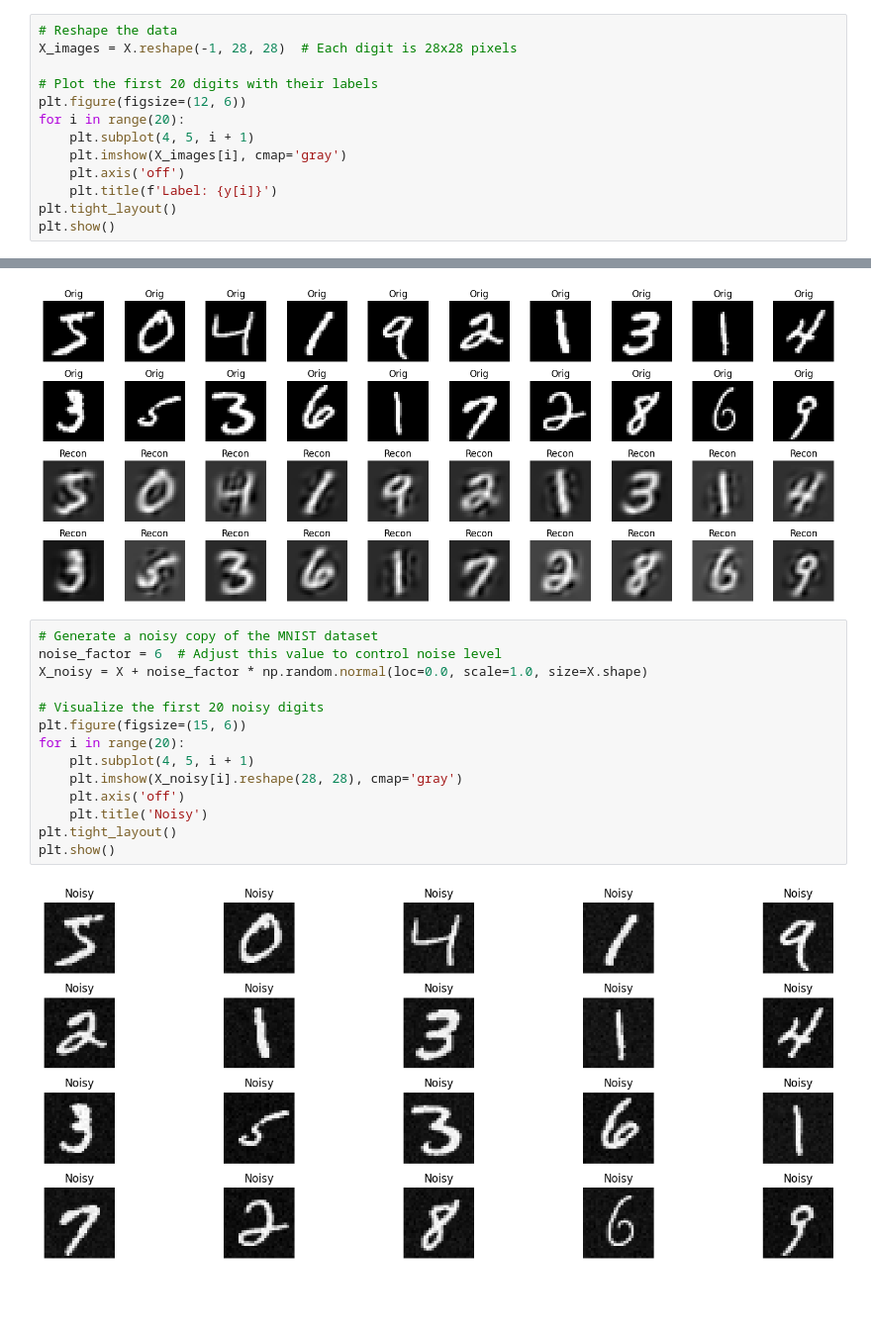
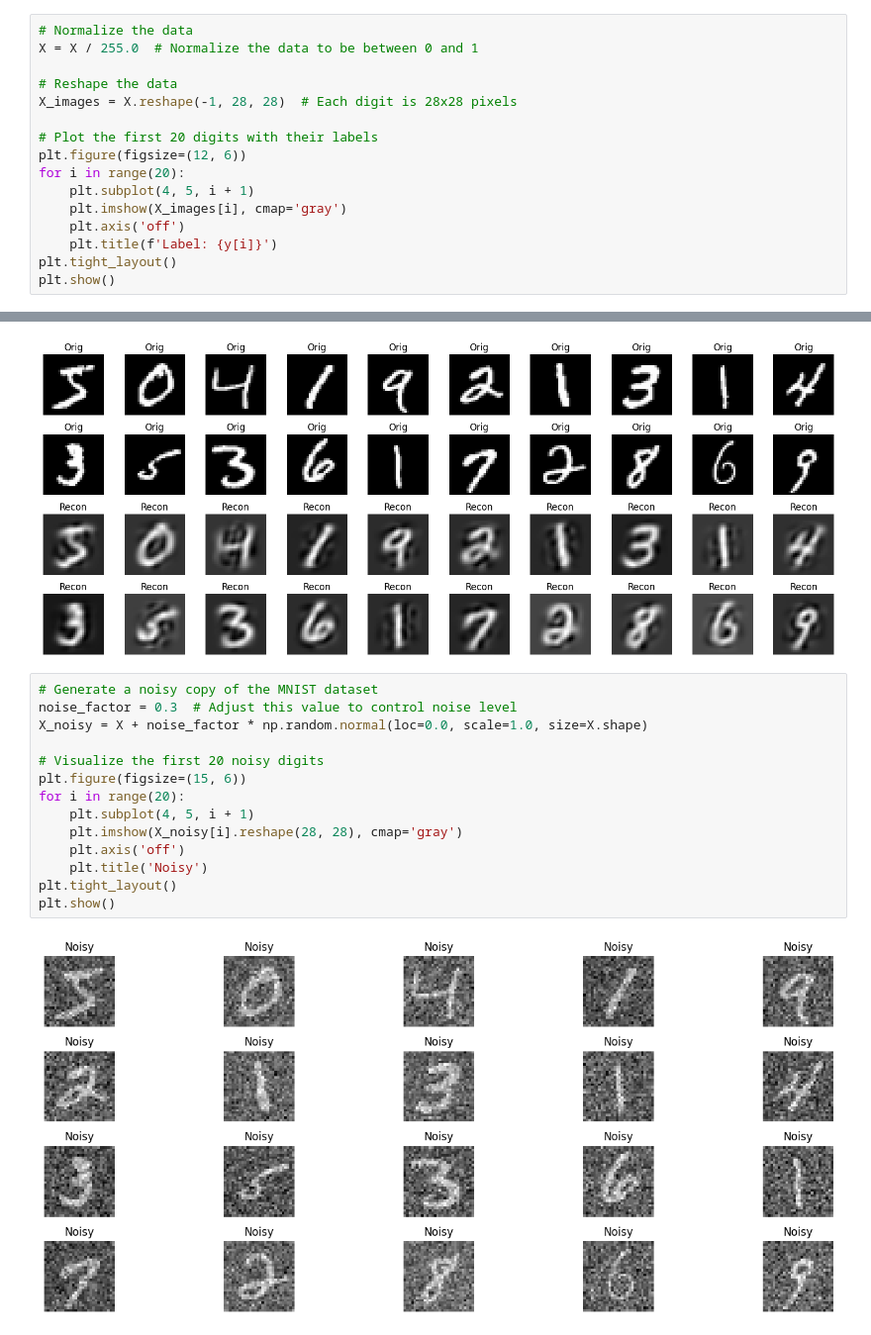
Before and after one commit to Shreyas8612/MNIST_Classification, a Jupyter notebook: MNIST_Classification.ipynb, the cells around one changed output, grey strips where cells are left out. Shown at 99% size. Saved outputs shown, nothing was run; the diff lists cells and outputs as text; blank space fills up the shorter version.

```diff
--- a/MNIST_Classification.ipynb
+++ b/MNIST_Classification.ipynb
@@ -20,6 +20,9 @@ print(size)
 # %% [output]
 (70000, 784)
 # %%
+# Normalize the data
+X = X / 255.0  # Normalize the data to be between 0 and 1
+
 # Reshape the data
 X_images = X.reshape(-1, 28, 28)  # Each digit is 28x28 pixels
 
@@ -199,20 +202,20 @@ plt.show()
 [figure]
 # %%
 # Generate a noisy copy of the MNIST dataset
-noise_factor = 6  # Adjust this value to control noise level
+noise_factor = 0.3  # Adjust this value to control noise level
 X_noisy = X + noise_factor * np.random.normal(loc=0.0, scale=1.0, size=X.shape)
 
 # Visualize the first 20 noisy digits
 plt.figure(figsize=(15, 6))
 for i in range(20):
     plt.subplot(4, 5, i + 1)
     plt.imshow(X_noisy[i].reshape(28, 28), cmap='gray')
     plt.axis('off')
     plt.title('Noisy')
 plt.tight_layout()
 plt.show()
 # %% [output]
-[figure, old version]
+[figure, new version]
 # %%
 # Fit PCA to reduce dimensionality of the noisy data
 pca_denoise = PCA(n_components=n_components_80)  # Use components from earlier step to explain sufficient variance
```
Also changed, not shown: parts of 4 cells of this notebook.
